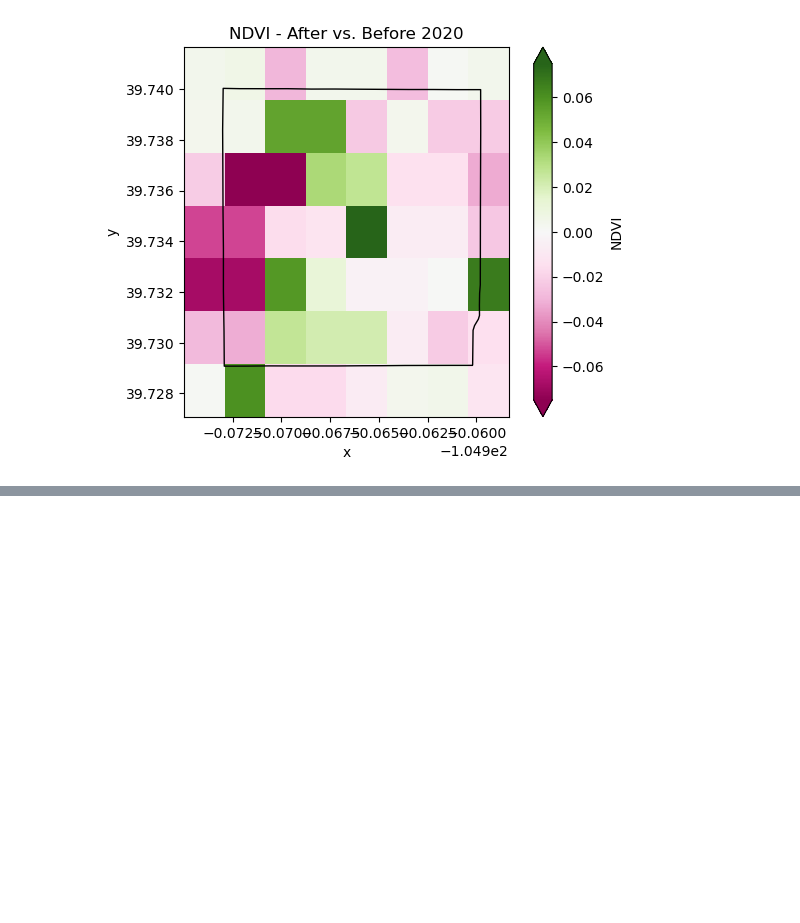
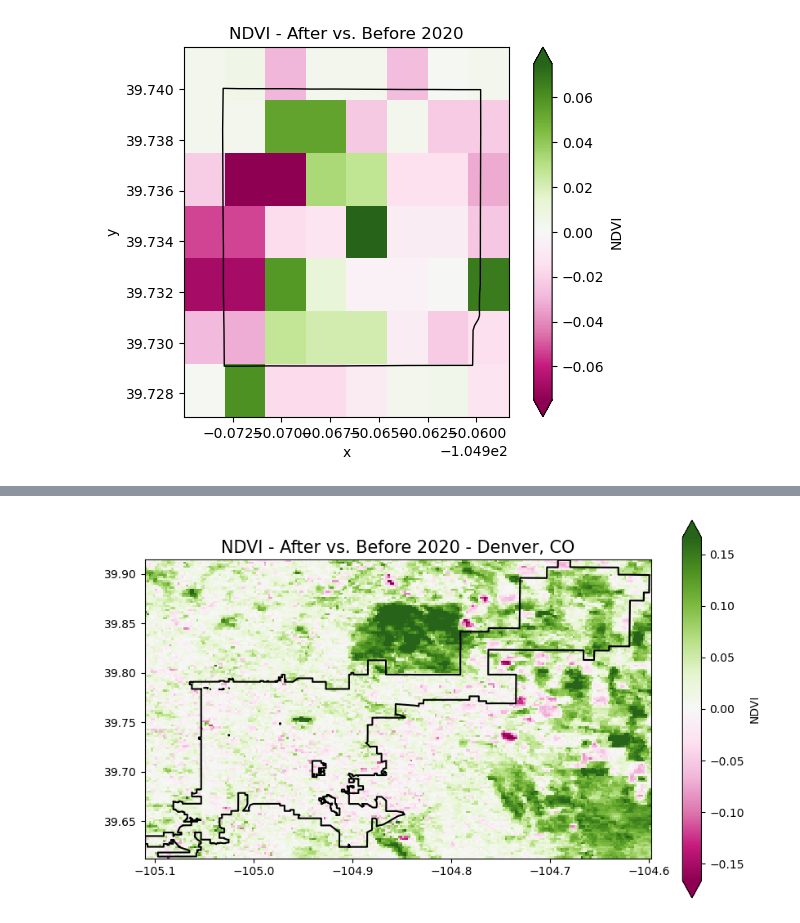
Before and after one commit to cu-esiil-edu/shortcourse-02-vegetation-nquarder, a Jupyter notebook: cheesman.ipynb, the cells around one changed output, grey strips where cells are left out. Drawn from its saved outputs; the diff is of its cells as text; code cells hidden in the pictures; blank space fills up the shorter version.

```diff
--- a/cheesman.ipynb
+++ b/cheesman.ipynb
@@ -189,0 +234,4 @@ plt.show()
+# %%
+# Get a list of NDVI tif file paths
+ndvi_paths = sorted(glob(os.path.join(data_dir, 'denver-ndvi', '*', '*NDVI*.tif')))
+len(ndvi_paths)
@@ -189,0 +284,3 @@ plt.show()
+# %%
+ndvi_da = xr.combine_by_coords(ndvi_das, coords=['date'])
+ndvi_da
@@ -189,0 +298,27 @@ plt.show()
+# %%
+# Compute the difference in NDVI before and after the fire
+ndvi_diff = (
+    ndvi_da
+        .sel(date=slice('2021', '2023'))
+        .mean('date')
+        .NDVI
+   - ndvi_da
+        .sel(date=slice('2018', '2020'))
+        .mean('date')
+        .NDVI
+)
+# %%
+# Plot the difference
+fig, ax = plt.subplots(figsize=(10,6))
+
+ndvi_diff.plot(x='x', y='y', cmap='PiYG', robust=True, ax=ax)
+dissolved_gdf.plot(edgecolor='black', color='none', ax=ax, linewidth=1.5)
+
+# Turn off x and y axis titles
+ax.set_xlabel('')
+ax.set_ylabel('')
+
+plt.title("NDVI - After vs. Before 2020 - Denver, CO", fontsize=15)
+plt.show()
+# %% [output]
+[figure, added]
```
Also changed, not shown: parts of 6 cells of this notebook.
